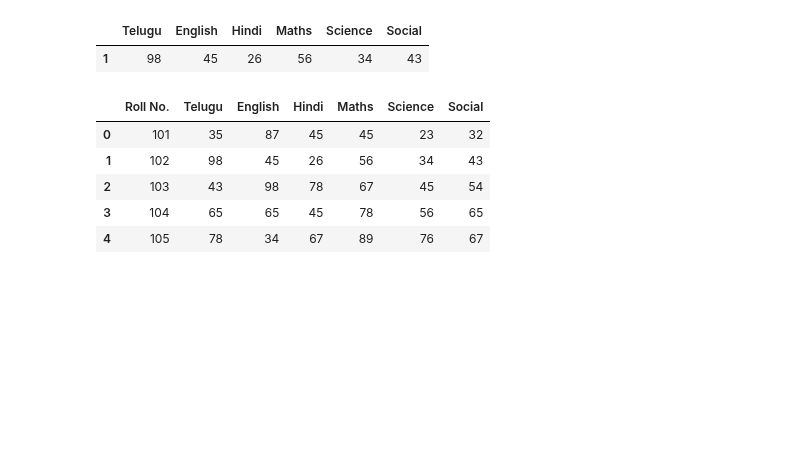
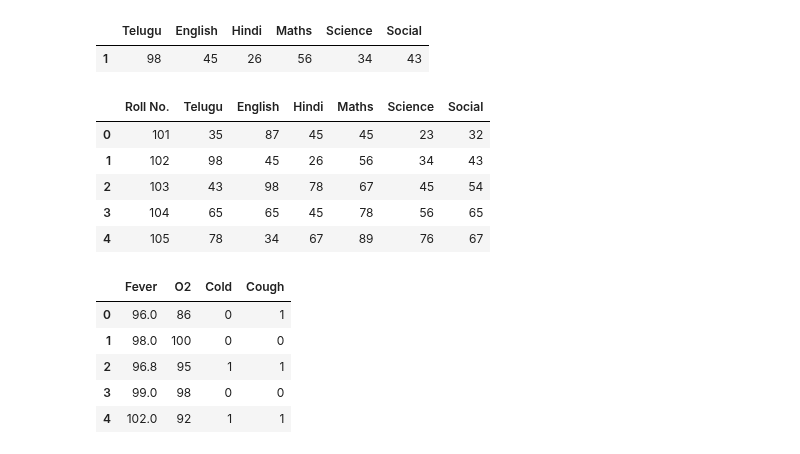
Before and after one commit to vvrgit/Python, a Jupyter notebook: Pandas_Tutorial.ipynb, the cells around one changed output. Cells and saved outputs as stored; diff of their text form; code cells hidden in the pictures; blank space fills up the shorter version.

```diff
--- a/Pandas_Tutorial.ipynb
+++ b/Pandas_Tutorial.ipynb
@@ -512,3 +512,20 @@ data
 | 2 | 103 | 43 | 98 | 78 | 67 | 45 | 54 |
 | 3 | 104 | 65 | 65 | 45 | 78 | 56 | 65 |
 | 4 | 105 | 78 | 34 | 67 | 89 | 76 | 67 |
+# %%
+import pandas as pd
+covid={
+    "Fever":[96,98,96.8,99,102],
+    "O2":[86,100,95,98,92],
+    "Cold":[0,0,1,0,1],
+    "Cough":[1,0,1,0,1]
+}
+covid_data=pd.DataFrame(covid)
+covid_data
+# %% [output]
+|  | Fever | O2 | Cold | Cough |
+| 0 | 96.0 | 86 | 0 | 1 |
+| 1 | 98.0 | 100 | 0 | 0 |
+| 2 | 96.8 | 95 | 1 | 1 |
+| 3 | 99.0 | 98 | 0 | 0 |
+| 4 | 102.0 | 92 | 1 | 1 |
```
Also changed, not shown: parts of 3 cells of this notebook.
